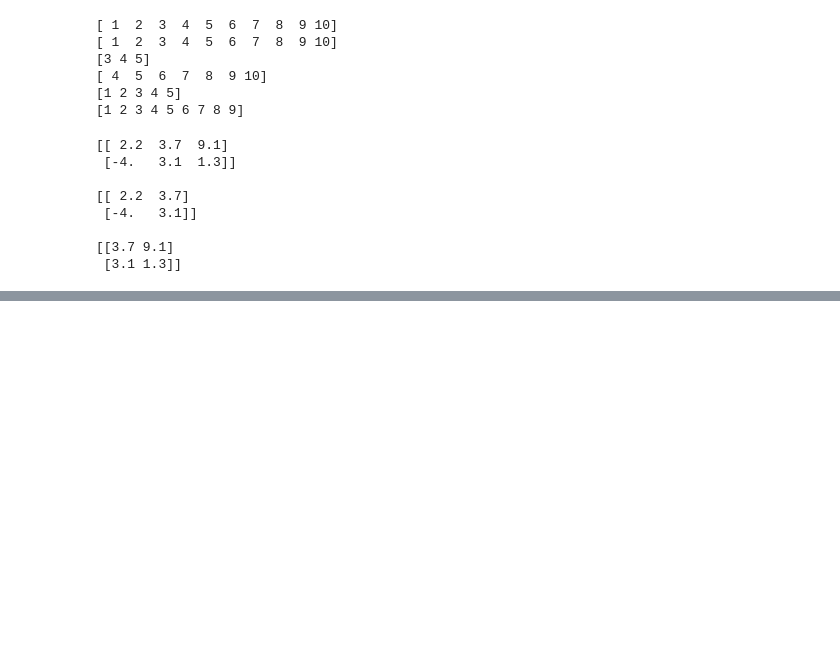
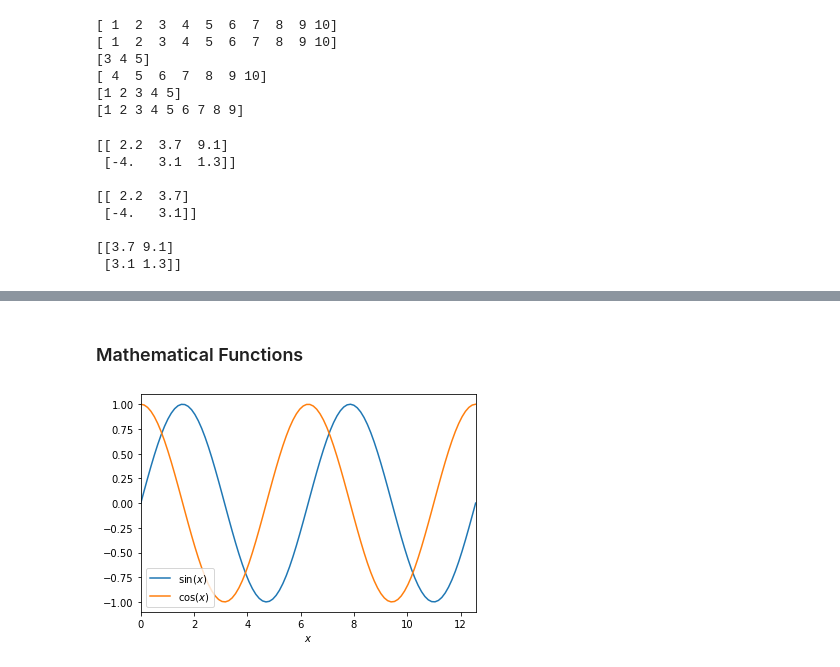
Before and after one commit to jet-tong/PartIA-Computing-Michaelmas, a Jupyter notebook: 0 Jensen's Condensed Notes.ipynb, the cells around one changed output, grey strips where cells are left out. Saved outputs shown, nothing was run; the diff lists cells and outputs as text; code cells hidden in the pictures; blank space fills up the shorter version.

```diff
--- a/0 Jensen's Condensed Notes.ipynb
+++ b/0 Jensen's Condensed Notes.ipynb
@@ -784,0 +817,22 @@ print(A[:, 1:])
+# %% [markdown]
+### Mathematical Functions
+# %%
+num_points = 100
+x = np.linspace(0, 4*np.pi, num=num_points)
+
+# Plot the graph
+plt.plot(x, np.sin(x), label="$\sin(x)$")
+plt.plot(x, np.cos(x), label="$\cos(x)$")
+
+# Labels
+plt.xlabel('$x$')
+
+# Add legend
+plt.legend()
+
+# Set limits of x with start/end values *x[-1] is the last value in x
+plt.xlim(x[0],x[-1])
+
+plt.show()
+# %% [output]
+[figure, added]
```
Also changed, not shown: parts of 31 cells of this notebook, 5 other files.
